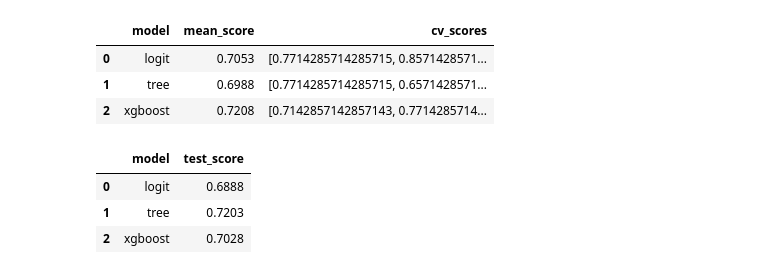
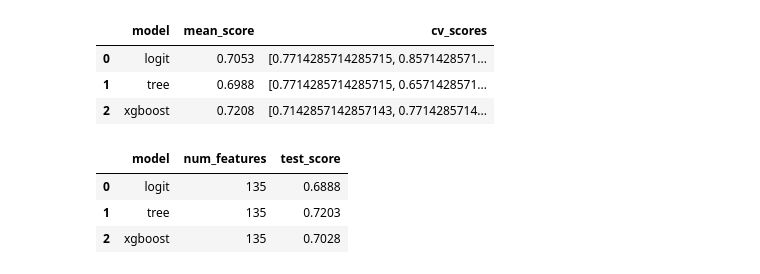
Before and after one commit to LittleBiggler/GreatSchools, a Jupyter notebook: GreatSchools-2025.ipynb, the cells around one changed output. Cells and saved outputs as stored; diff of their text form; code cells hidden in the pictures.

```diff
--- a/GreatSchools-2025.ipynb
+++ b/GreatSchools-2025.ipynb
@@ -687,20 +687,21 @@ pd.DataFrame(score_table)
 # %%
 # test scores
 
 test_scores = []
 
 for name, pipe in model_pipes_list:
 
     pipe.fit(X_train, y_train)
 
     test_scores.append({
         "model" : name,
+        "num_features" : len(pipe.named_steps['preprocess'].get_feature_names_out()),
         "test_score" : pipe.score(X_test, y_test)
     })
 
 pd.DataFrame(test_scores)
 # %% [output]
-|  | model | test_score |
-| 0 | logit | 0.6888 |
-| 1 | tree | 0.7203 |
-| 2 | xgboost | 0.7028 |
+|  | model | num_features | test_score |
+| 0 | logit | 135 | 0.6888 |
+| 1 | tree | 135 | 0.7203 |
+| 2 | xgboost | 135 | 0.7028 |
```
Also changed, not shown: parts of 5 cells of this notebook.
